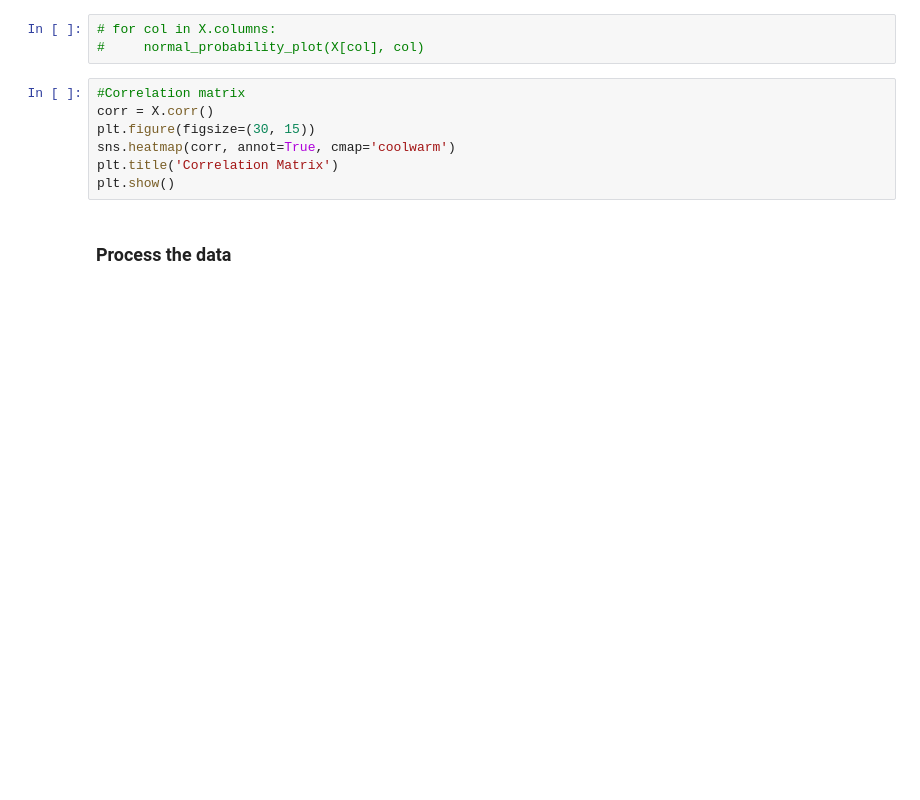
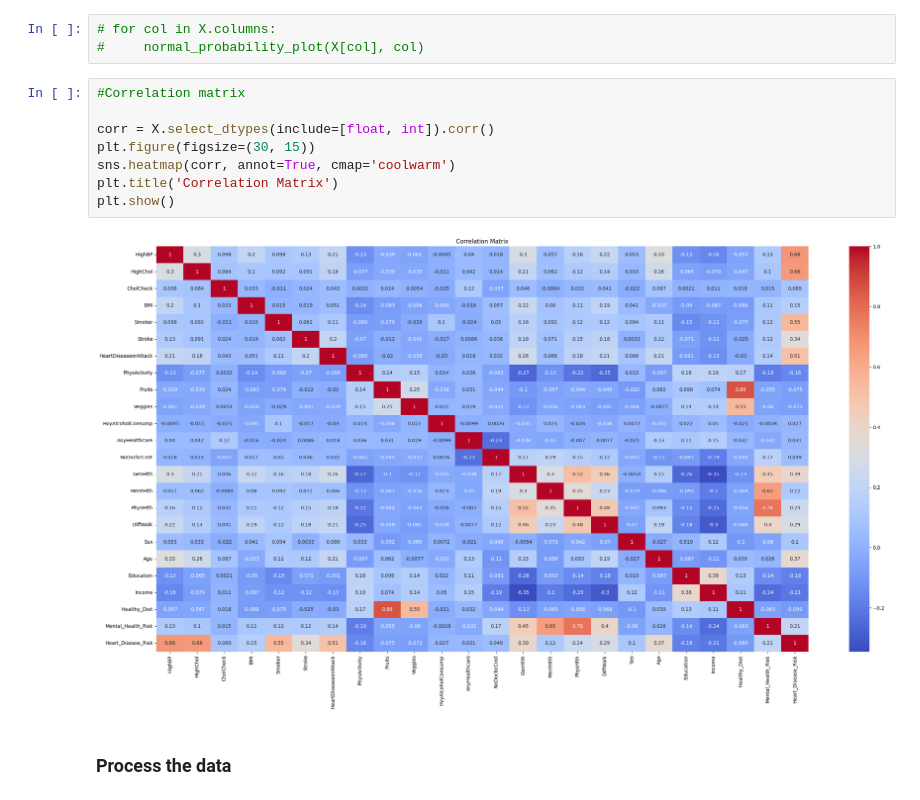
Before and after one commit to GharibSidney/kaggle_ML, a Jupyter notebook: src/test.ipynb, the cells around one changed output. Cells and saved outputs as stored; diff of their text form; blank space fills up the shorter version.

Commit message:
fixed corr

```diff
--- a/src/test.ipynb
+++ b/src/test.ipynb
@@ -108,11 +130,14 @@ def normal_probability_plot(data, col):
 #     normal_probability_plot(X[col], col)
 # %%
 #Correlation matrix
-corr = X.corr()
+
+corr = X.select_dtypes(include=[float, int]).corr()
 plt.figure(figsize=(30, 15))
 sns.heatmap(corr, annot=True, cmap='coolwarm')
 plt.title('Correlation Matrix')
 plt.show()
+# %% [output]
+[figure, added]
 # %% [markdown]
 ### Process the data
 # %%
```
Also changed, not shown: parts of 3 cells of this notebook.
